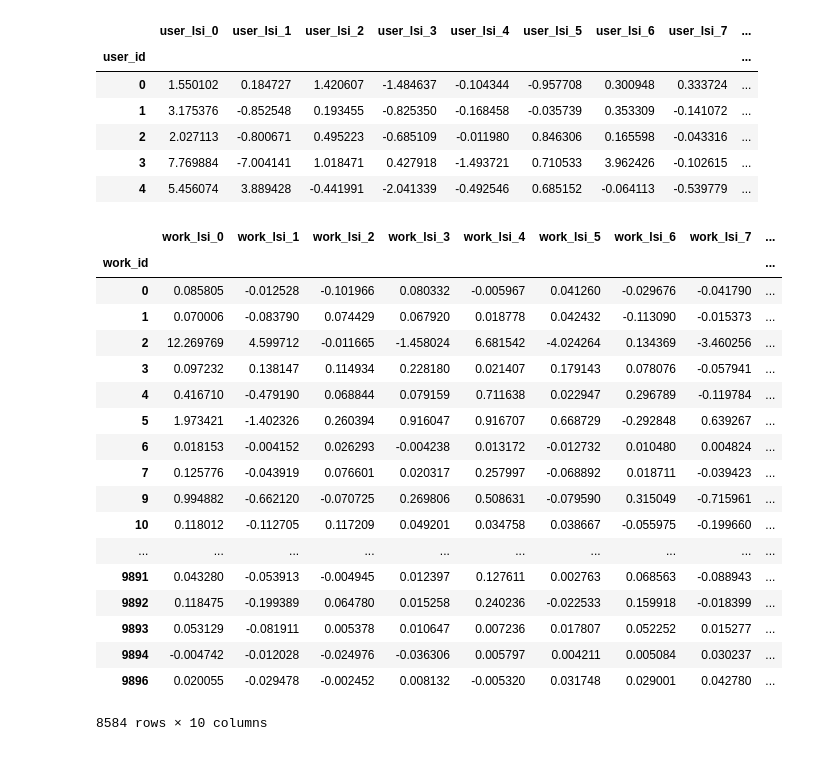
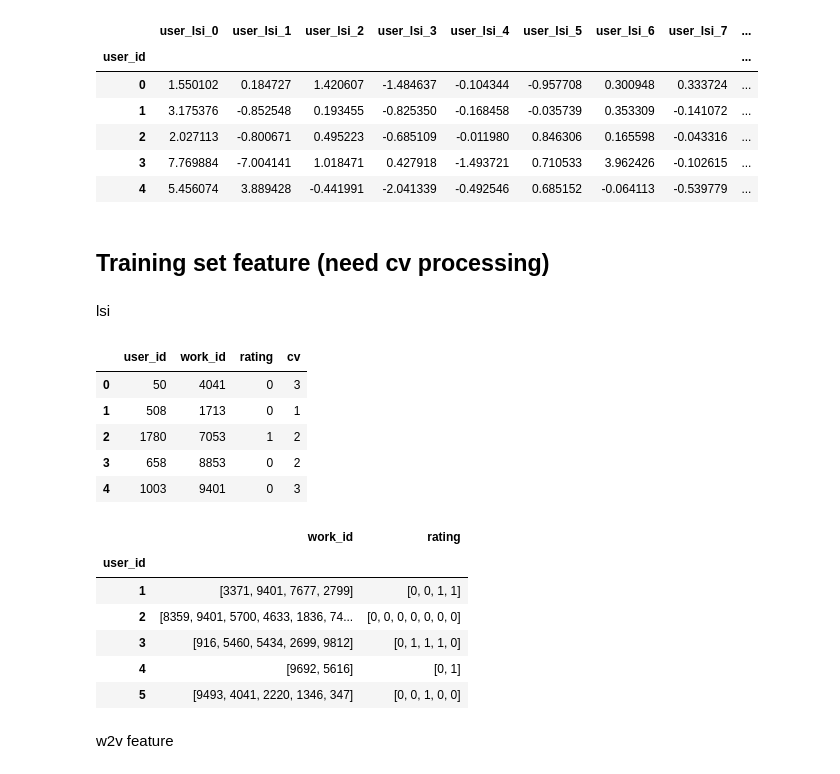
Before and after one commit to wattlebird/MangakiChallenge, a Jupyter notebook: FeatureExtraction.ipynb, the cells around one changed output. Cells and saved outputs as stored; diff of their text form; code cells hidden in the pictures.

```diff
--- a/FeatureExtraction.ipynb
+++ b/FeatureExtraction.ipynb
@@ -644,25 +644,16 @@ item_lsi_positive = np.vstack(item_lsi_positive)
 i6 = pd.DataFrame(data = item_lsi_positive, index=record_positive.index, columns=['work_lsi_{0}'.format(i) for i in range(num_topic)])
 
 i6.reset_index().to_csv(data+"features/item_lsi_{0}d.csv".format(num_topic), index=False)
-# %%
-i6
-# %% [output]
-|  | work_lsi_0 | work_lsi_1 | work_lsi_2 | work_lsi_3 | work_lsi_4 | work_lsi_5 | work_lsi_6 | work_lsi_7 | ... |
-| work_id |  |  |  |  |  |  |  |  | ... |
-| 0 | 0.085805 | -0.012528 | -0.101966 | 0.080332 | -0.005967 | 0.041260 | -0.029676 | -0.041790 | ... |
-| 1 | 0.070006 | -0.083790 | 0.074429 | 0.067920 | 0.018778 | 0.042432 | -0.113090 | -0.015373 | ... |
-| 2 | 12.269769 | 4.599712 | -0.011665 | -1.458024 | 6.681542 | -4.024264 | 0.134369 | -3.460256 | ... |
-| 3 | 0.097232 | 0.138147 | 0.114934 | 0.228180 | 0.021407 | 0.179143 | 0.078076 | -0.057941 | ... |
-| 4 | 0.416710 | -0.479190 | 0.068844 | 0.079159 | 0.711638 | 0.022947 | 0.296789 | -0.119784 | ... |
-| 5 | 1.973421 | -1.402326 | 0.260394 | 0.916047 | 0.916707 | 0.668729 | -0.292848 | 0.639267 | ... |
-| 6 | 0.018153 | -0.004152 | 0.026293 | -0.004238 | 0.013172 | -0.012732 | 0.010480 | 0.004824 | ... |
-| 7 | 0.125776 | -0.043919 | 0.076601 | 0.020317 | 0.257997 | -0.068892 | 0.018711 | -0.039423 | ... |
-| 9 | 0.994882 | -0.662120 | -0.070725 | 0.269806 | 0.508631 | -0.079590 | 0.315049 | -0.715961 | ... |
-| 10 | 0.118012 | -0.112705 | 0.117209 | 0.049201 | 0.034758 | 0.038667 | -0.055975 | -0.199660 | ... |
-| ... | ... | ... | ... | ... | ... | ... | ... | ... | ... |
-| 9891 | 0.043280 | -0.053913 | -0.004945 | 0.012397 | 0.127611 | 0.002763 | 0.068563 | -0.088943 | ... |
-| 9892 | 0.118475 | -0.199389 | 0.064780 | 0.015258 | 0.240236 | -0.022533 | 0.159918 | -0.018399 | ... |
-| 9893 | 0.053129 | -0.081911 | 0.005378 | 0.010647 | 0.007236 | 0.017807 | 0.052252 | 0.015277 | ... |
-| 9894 | -0.004742 | -0.012028 | -0.024976 | -0.036306 | 0.005797 | 0.004211 | 0.005084 | 0.030237 | ... |
-| 9896 | 0.020055 | -0.029478 | -0.002452 | 0.008132 | -0.005320 | 0.031748 | 0.029001 | 0.042780 | ... |
-8584 rows × 10 columns
+# %% [markdown]
+## Training set feature (need cv processing)
+# %% [markdown]
+lsi
+# %%
+train_full.head()
+# %% [output]
+|  | user_id | work_id | rating | cv |
+| 0 | 50 | 4041 | 0 | 3 |
+| 1 | 508 | 1713 | 0 | 1 |
+| 2 | 1780 | 7053 | 1 | 2 |
+| 3 | 658 | 8853 | 0 | 2 |
+| 4 | 1003 | 9401 | 0 | 3 |
@@ -668,0 +664,10 @@ i6
+# %%
+train_user.head()
+# %% [output]
+|  | work_id | rating |
+| user_id |  |  |
+| 1 | [3371, 9401, 7677, 2799] | [0, 0, 1, 1] |
+| 2 | [8359, 9401, 5700, 4633, 1836, 74... | [0, 0, 0, 0, 0, 0, 0] |
+| 3 | [916, 5460, 5434, 2699, 9812] | [0, 1, 1, 1, 0] |
+| 4 | [9692, 5616] | [0, 1] |
+| 5 | [9493, 4041, 2220, 1346, 347] | [0, 0, 1, 0, 0] |
@@ -668,0 +834,2 @@ i6
+# %% [markdown]
+w2v feature
```
Also changed, not shown: parts of 12 cells of this notebook, 1 other file.
